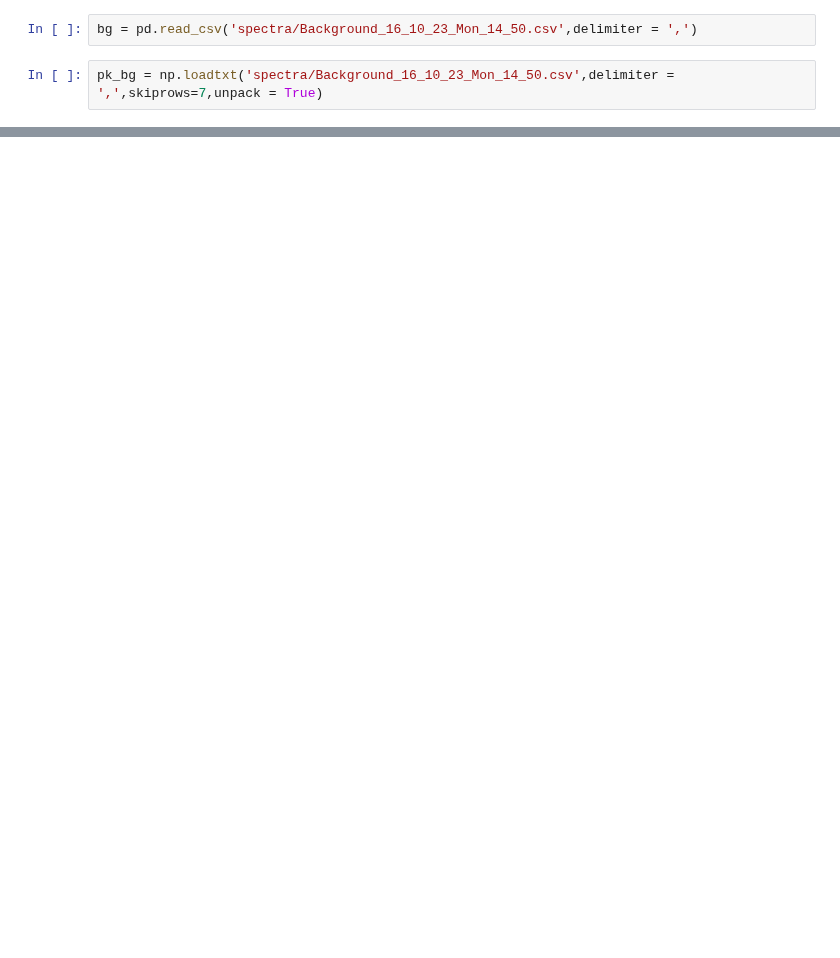
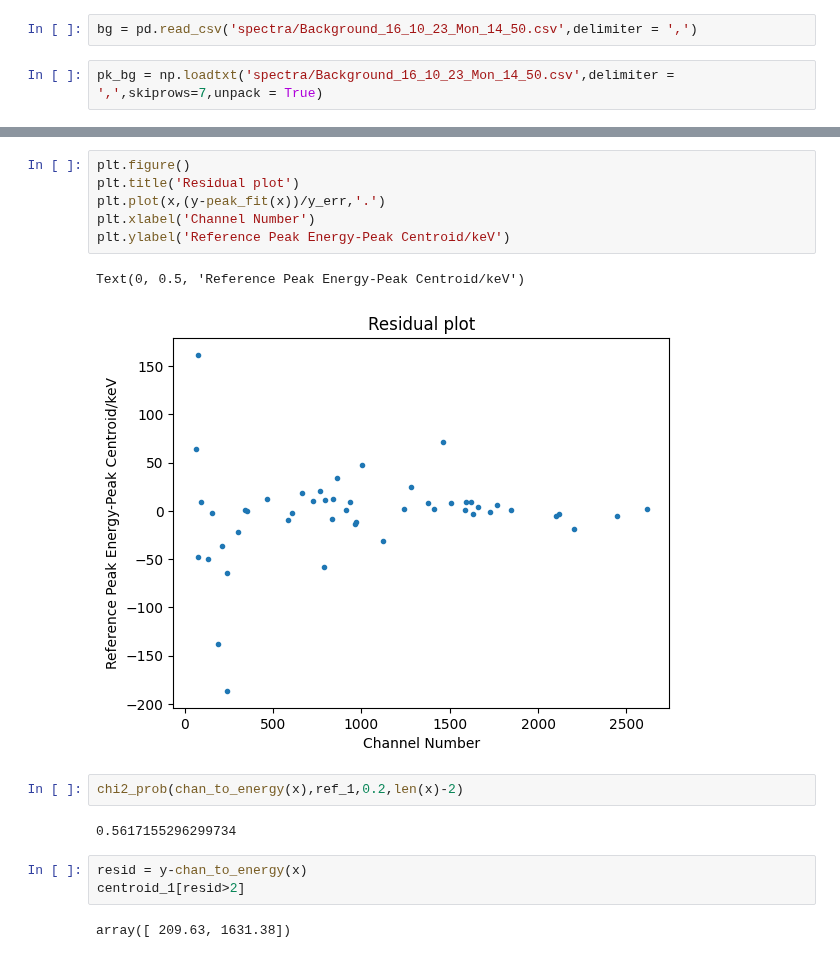
Before and after one commit to ngcnpeter/HPGe_lab_y3, a Jupyter notebook: spectal_analysis.ipynb, the cells around one changed output, grey strips where cells are left out. Drawn from its saved outputs; the diff is of its cells as text; blank space fills up the shorter version.

```diff
--- a/spectal_analysis.ipynb
+++ b/spectal_analysis.ipynb
@@ -33,0 +78,18 @@ bg
+# %%
+plt.figure()
+plt.title('Residual plot')
+plt.plot(x,(y-peak_fit(x))/y_err,'.')
+plt.xlabel('Channel Number')
+plt.ylabel('Reference Peak Energy-Peak Centroid/keV')
+# %% [output]
+Text(0, 0.5, 'Reference Peak Energy-Peak Centroid/keV')
+[figure, added]
+# %%
+chi2_prob(chan_to_energy(x),ref_1,0.2,len(x)-2)
+# %% [output]
+0.5617155296299734
+# %%
+resid = y-chan_to_energy(x)
+centroid_1[resid>2]
+# %% [output]
+array([ 209.63, 1631.38])
```
Also changed, not shown: parts of 8 cells of this notebook, 2 other files.
